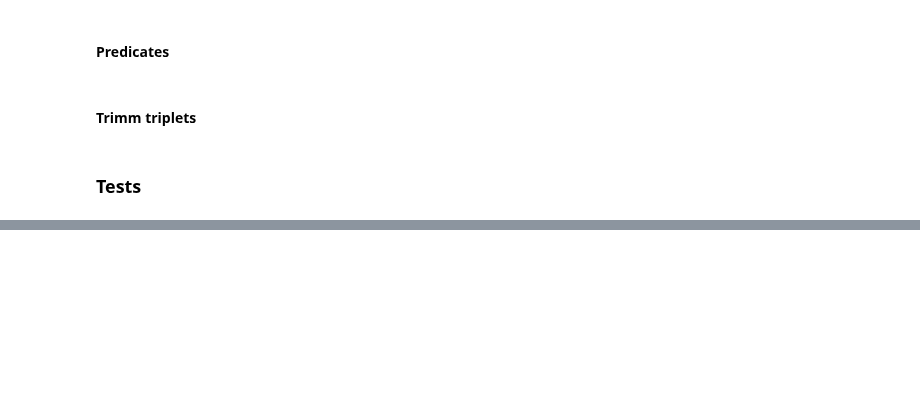
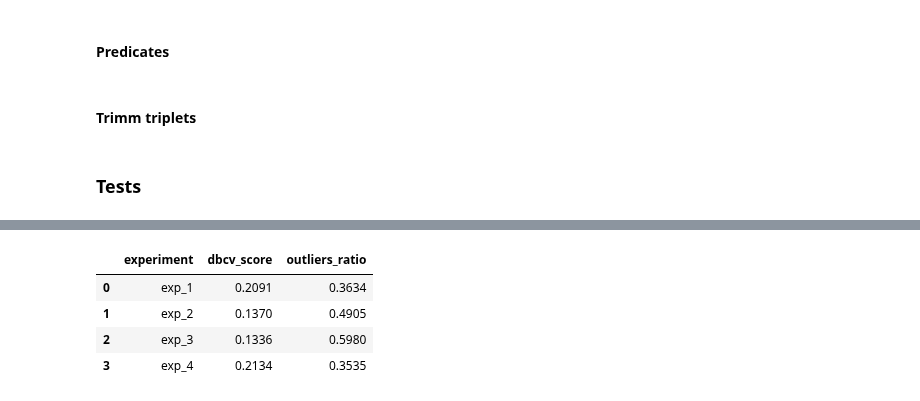
Before and after one commit to grzegorzZ1/masters_2025_nlp, a Jupyter notebook: app/database_utils/kg/2_trimming_entities.ipynb, the cells around one changed output, grey strips where cells are left out. Cells and saved outputs as stored; diff of their text form; code cells hidden in the pictures; blank space fills up the shorter version.

```diff
--- a/app/database_utils/kg/2_trimming_entities.ipynb
+++ b/app/database_utils/kg/2_trimming_entities.ipynb
@@ -356,0 +412,10 @@ Running ministral with exp_6...
+# %%
+independent_metrics = pd.DataFrame.from_dict(results['hdbscan']["qwen"], orient="index").reset_index()
+independent_metrics.rename(columns={'index': 'experiment'}, inplace=True)
+independent_metrics[["experiment", "dbcv_score", "outliers_ratio"]]
+# %% [output]
+|  | experiment | dbcv_score | outliers_ratio |
+| 0 | exp_1 | 0.2091 | 0.3634 |
+| 1 | exp_2 | 0.1370 | 0.4905 |
+| 2 | exp_3 | 0.1336 | 0.5980 |
+| 3 | exp_4 | 0.2134 | 0.3535 |
```
Also changed, not shown: parts of 12 cells of this notebook, 6 other files.
